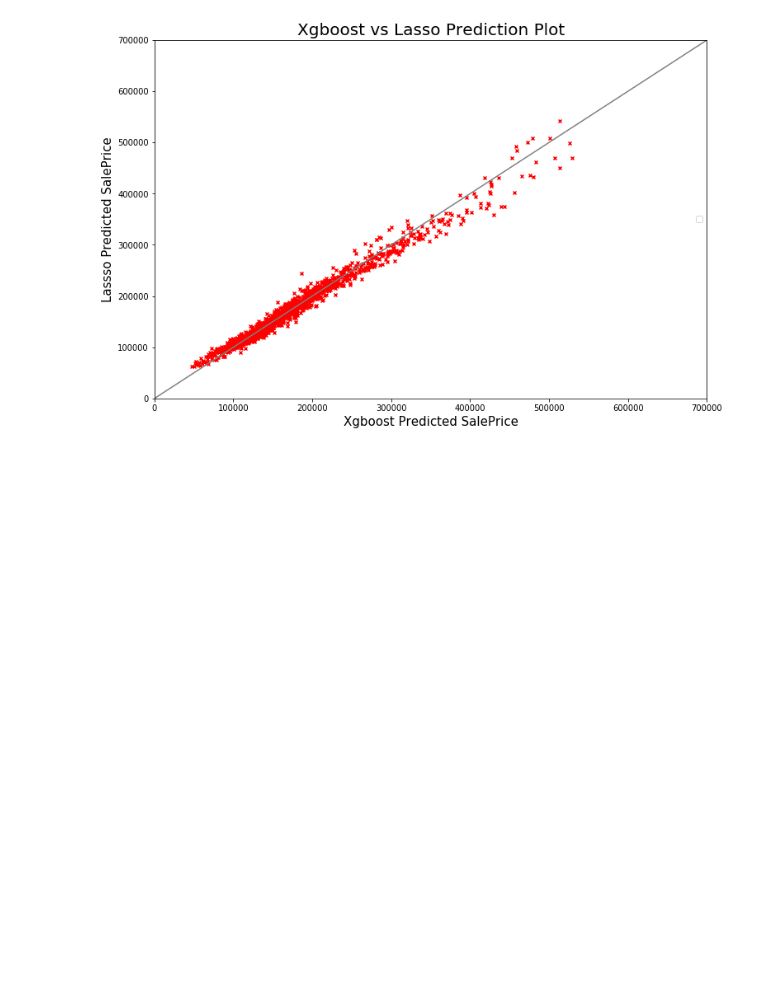
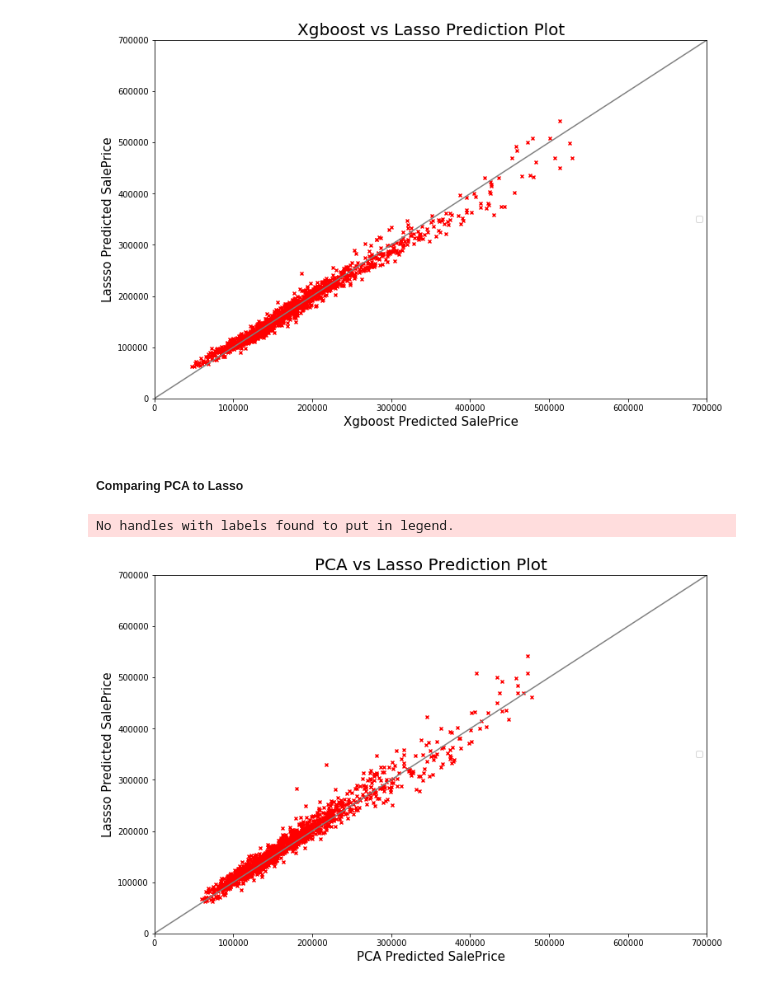
Before and after one commit to mo-sayed/Machine-Learning-Project, a Jupyter notebook: MoSayed-ML/Model Stacking.ipynb, the cells around one changed output. Drawn from its saved outputs; the diff is of its cells as text; code cells hidden in the pictures; blank space fills up the shorter version.

```diff
--- a/MoSayed-ML/Model Stacking.ipynb
+++ b/MoSayed-ML/Model Stacking.ipynb
@@ -116,0 +107,5 @@ Kaggle Score: mse = 0.136
+# %%
+# Importing PCA Predicted prices and converting to np.array
+
+PCA_price = pd.read_csv("PCA_predicted_price.csv")
+pca_price_array = np.array(PCA_price['SalePrice'])
@@ -141,3 +145,24 @@ plt.show()
 # %% [output]
 No handles with labels found to put in legend.
 [figure]
+# %% [markdown]
+##### Comparing PCA to Lasso
+# %%
+# Creating DataFrame for each of Lasso & PCA SalePrice
+
+plt.figure(figsize = (12,8))
+plt.scatter(pca_price_array, lasso_answer, c='Red', s=16, marker="x")
+
+plt.title("PCA vs Lasso Prediction Plot", fontsize = 20)
+
+plt.xlabel("PCA Predicted SalePrice", fontsize = 15)
+plt.ylabel("Lassso Predicted SalePrice", fontsize = 15)
+
+plt.xlim(0, 700000)
+plt.ylim(0, 700000)
+plt.legend(loc = "center right")
+plt.plot([0, 700000], [0, 700000], c = "grey")
+plt.show()
+# %% [output]
+No handles with labels found to put in legend.
+[figure, added]
```
Also changed, not shown: parts of 9 cells of this notebook, 1 other file.
